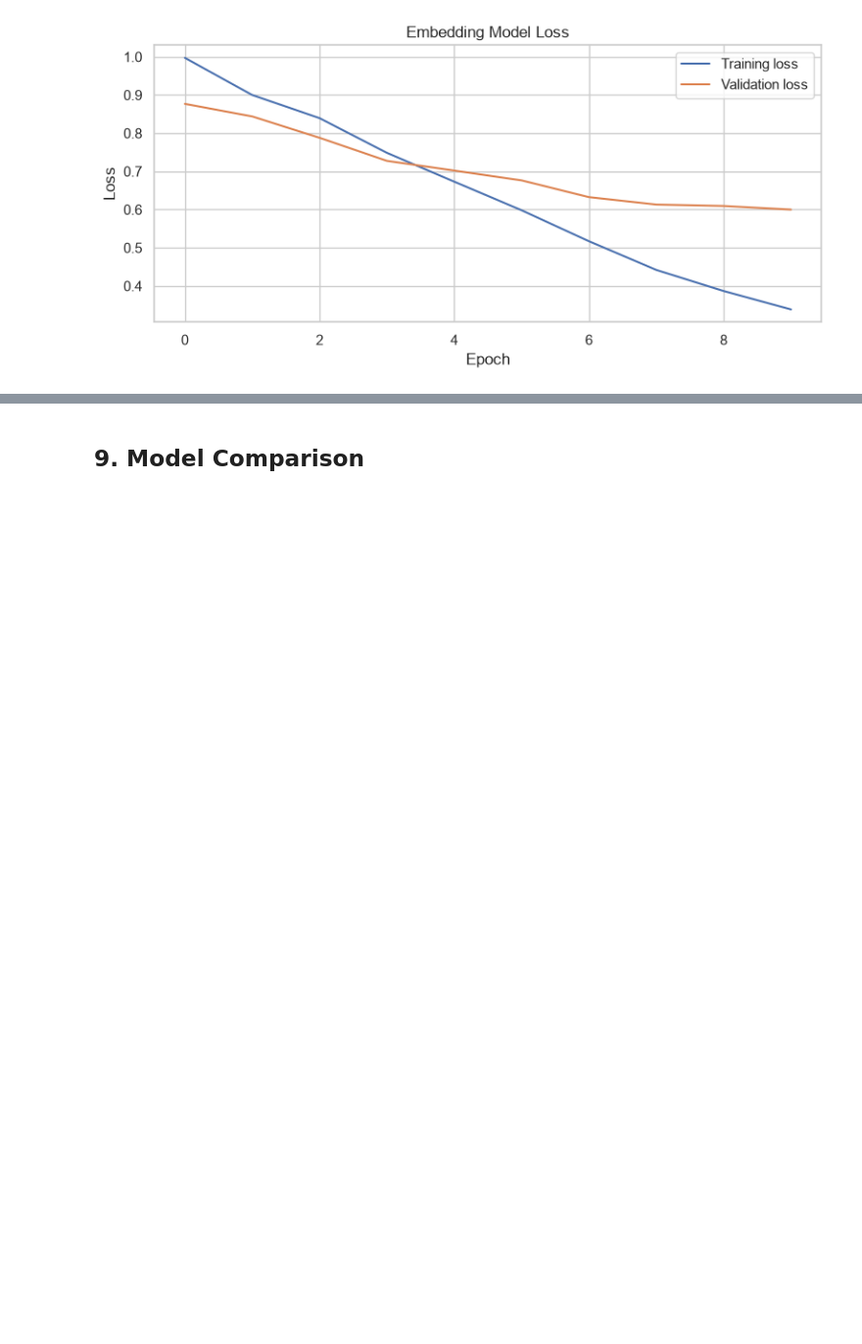
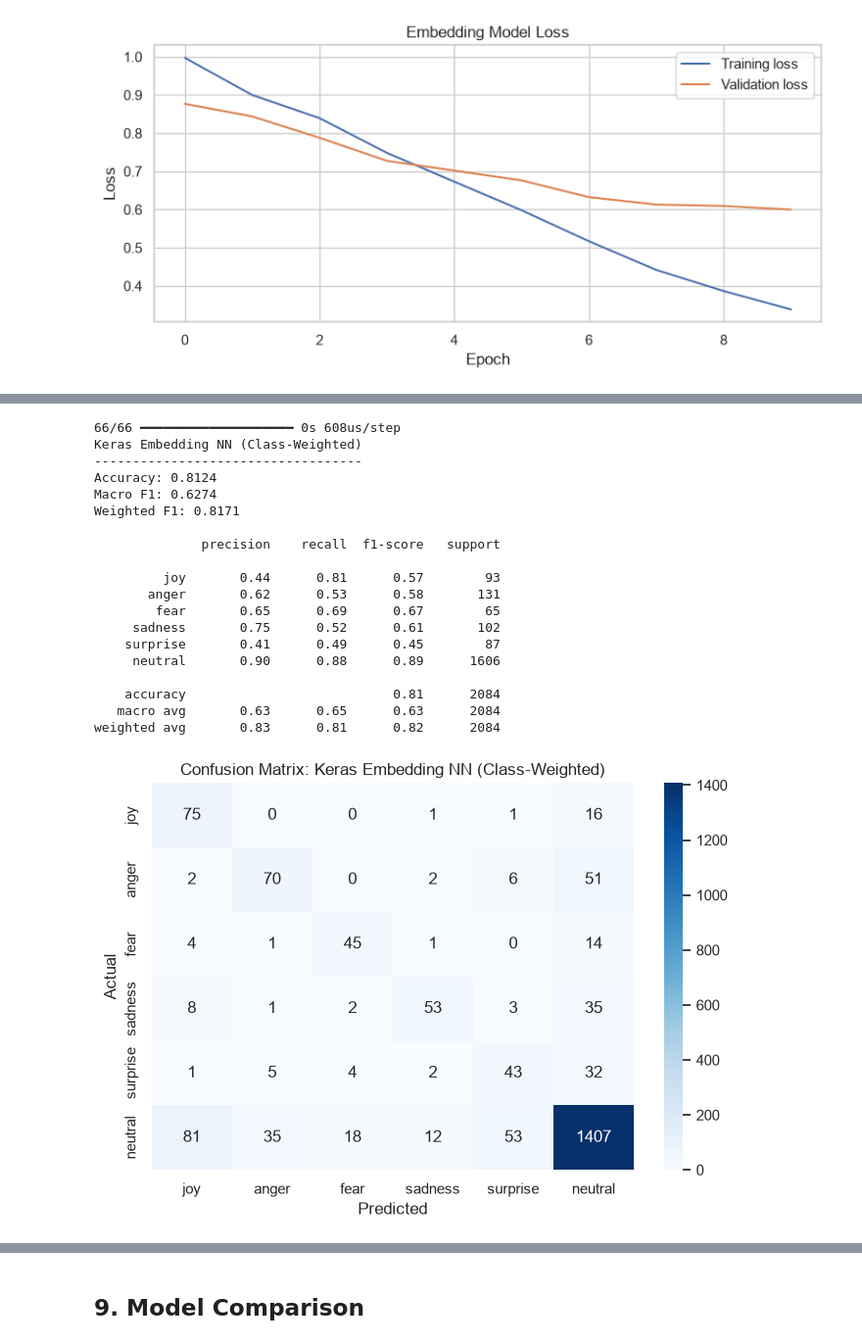
Before and after one commit to chewy990/nlp-emotion-classification, a Jupyter notebook: emotion_classification_goemotions.ipynb, the cells around one changed output, grey strips where cells are left out. Shown at 98% size. Cells and saved outputs as stored; diff of their text form; code cells hidden in the pictures; blank space fills up the shorter version.

```diff
--- a/emotion_classification_goemotions.ipynb
+++ b/emotion_classification_goemotions.ipynb
@@ -206,13 +228,18 @@ num_classes = len(target_label_names)
 # %%
+# Score a model on accuracy/macro F1/weighted F1, print a classification report,
+# plot a confusion matrix, and record the scores for the final comparison table.
 results = []
 
 
-def evaluate_model(model_name, y_true, y_pred):
+def evaluate_model(model_name, y_true, y_pred, results_list=None):
+    if results_list is None:
+        results_list = results
+
     accuracy = accuracy_score(y_true, y_pred)
     macro_f1 = f1_score(y_true, y_pred, average="macro")
     weighted_f1 = f1_score(y_true, y_pred, average="weighted")
 
-    results.append({
+    results_list.append({
         "model": model_name,
         "accuracy": accuracy,
         "macro_f1": macro_f1,
@@ -494,0 +612,35 @@ weighted avg       0.83      0.85      0.83      2084
+# %%
+# Evaluate into a separate results list so this ablation doesn't get mixed into the
+# headline model comparison in Section 9.
+ablation_results = []
+
+embedding_weighted_probs = embedding_model_weighted.predict(X_test_seq)
+embedding_weighted_pred = embedding_weighted_probs.argmax(axis=1)
+
+evaluate_model(
+    "Keras Embedding NN (Class-Weighted)",
+    y_test,
+    embedding_weighted_pred,
+    results_list=ablation_results,
+)
+# %% [output]
+66/66 ━━━━━━━━━━━━━━━━━━━━ 0s 608us/step
+Keras Embedding NN (Class-Weighted)
+-----------------------------------
+Accuracy: 0.8124
+Macro F1: 0.6274
+Weighted F1: 0.8171
+
+              precision    recall  f1-score   support
+
+         joy       0.44      0.81      0.57        93
+       anger       0.62      0.53      0.58       131
+        fear       0.65      0.69      0.67        65
+     sadness       0.75      0.52      0.61       102
+    surprise       0.41      0.49      0.45        87
+     neutral       0.90      0.88      0.89      1606
+
+    accuracy                           0.81      2084
+   macro avg       0.63      0.65      0.63      2084
+weighted avg       0.83      0.81      0.82      2084
+[figure, added]
```
Also changed, not shown: parts of 26 cells of this notebook, 1 other file.
